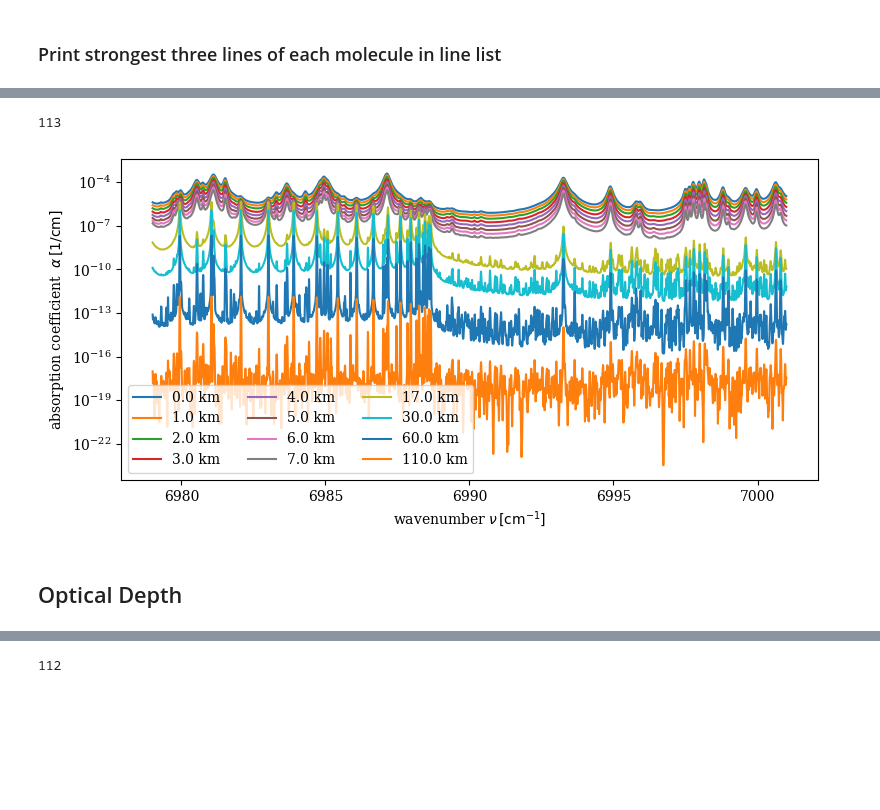
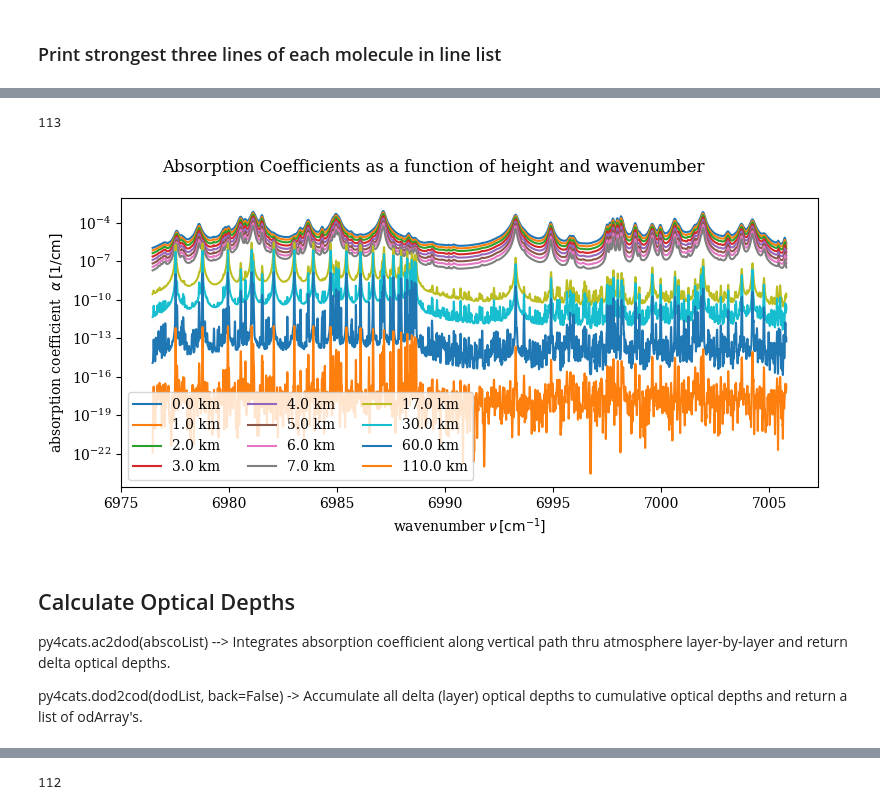
Before and after one commit to tschad/dkist_telluric_atlas, a Jupyter notebook: 1_telluric_1430_nm.ipynb, the cells around one changed output, grey strips where cells are left out. Saved outputs shown, nothing was run; the diff lists cells and outputs as text; code cells hidden in the pictures; blank space fills up the shorter version.

```diff
--- a/1_telluric_1430_nm.ipynb
+++ b/1_telluric_1430_nm.ipynb
@@ -366,0 +366,18 @@ plt.tight_layout()
+# %%
+fig,ax = plt.subplots(4,2,figsize = (7,6),sharex=True,sharey=True)
+ax = ax.flatten()
+ax[-1].set_visible(False)
+
+for n,mol in enumerate(main_mol):
+    try:
+        wvair = vac2air((1e7/dictOfLineLists[mol]['v'])*10)/10.
+        ax[n].bar(wvair,dictOfLineLists[mol]['S'],width = 0.005,label = mol)
+        ax[n].legend()
+    except:
+        ax[n].text(0.2,0.5,'No lines for ' + mol,transform = ax[n].transAxes)
+
+ax[0].set_yscale('log')
+ax[0].set_ylim(1e-30,5e-21)
+fig.supxlabel(r'Wavelength [nm]')
+fig.suptitle(r'Line Strengths [(cm$^{-1}$ / (molecule cm$^{-2}$))] vs Wavelength',fontsize = 12)
+fig.tight_layout()
@@ -367,9 +390,19 @@ plt.tight_layout()
 # %%
-atm_standard = py4cats.atmRead('./py4cats/data/atmos/50/USstandard_main.xy')  ## Ammonia wasn't really that important
-znew = np.hstack((py4cats.parseGridSpec('0[0.1]7'),atm_standard['z'][8:]/1e5))
+atm_standard = py4cats.atmRead('./py4cats/data/atmos/50/USstandard_main.xy') ## Using standard atmosphere
+znew = np.hstack((py4cats.parseGridSpec('0[0.1]7'),atm_standard['z'][8:]/1e5))  ## regridding
 atm_standard  = py4cats.atmRegrid(atm_standard,znew*1e5)
-atm_standard['CO2'] = atm_standard['CO2'] * 1.92
-atm_standard['H2O'] = atm_standard['H2O'] * 0.48
+
+cmr_co2_std = py4cats.cmr(atm_standard,'CO2',zMin = .0)
+print(f"Column Mixing Ratio of CO2 in US standard atmosphere: {cmr_co2_std}")
+cmr_co2_set = 0.000416   ## global average CO2 for Dec 2023 -  417 ppm
+ratio = cmr_co2_set / cmr_co2_std
+print(f"Ratio to apply: {ratio:.3f}")
+atm_standard['CO2'] = atm_standard['CO2'] * ratio  ## scaling of CO2
+
+PWV = py4cats.vcd(atm_standard,'H2O',zMin = 0.0)/rho/Na * M * 10  ## millimeters
+print(f"PWV {PWV:.2f} millimeters")
+
+## Set selected atmosphere to atmDat for use below
 atmDat = atm_standard
 # %% [output]
  Atmos1d: got p, T, air   and 7 molecules on 50 levels
@@ -381,3 +417,5 @@ atmDat = atm_standard
 # %%
-xssDict = py4cats.lbl2xs(dictOfLineLists, atmDat['p'], atmDat['T'],(6979,7001))
+xssDict = py4cats.lbl2xs(dictOfLineLists, atmDat['p'], atmDat['T'],(wnMin,wnMax))
+clear_output()      ### py4cats produces a lot of outputs...can clear it here.
+print(' DONE --> Outputs cleared')
 # %% [output]
@@ -427,17 +436,22 @@ air H2O O3 CH4 CO2 N2O     0.0km  1.013e+03mb  288.2K             1857 wavenumbe
 # %%
 plt.figure(figsize = (8,4))
 xUnit='1/cm'
 plt.ylabel(r'absorption coefficient  $\alpha \rm\,[1/cm]$')
 plt.xlabel(r'wavenumber $\nu \rm\,[cm^{-1}]$')
 print(len(absCoList))
 for n in range(0,len(absCoList),10):
     plt.plot(absCoList[n].grid(),absCoList[n],label = str(np.round(atmDat['z'][n]/1e5,2)) + ' km')
 plt.yscale('log')
 plt.legend(ncol = 3)
+plt.suptitle('Absorption Coefficients as a function of height and wavenumber')
 plt.tight_layout()
 # %% [output]
 113
-[figure, old version]
+[figure, new version]
 # %% [markdown]
-## Optical Depth
+## Calculate Optical Depths
+
+py4cats.ac2dod(abscoList) -->  Integrates absorption coefficient along vertical path thru atmosphere layer-by-layer and return delta optical depths.
+
+py4cats.dod2cod(dodList, back=False) -> Accumulate all delta (layer) optical depths to cumulative optical depths and return a list of odArray's.
 # %%
```
Also changed, not shown: parts of 54 cells of this notebook.
